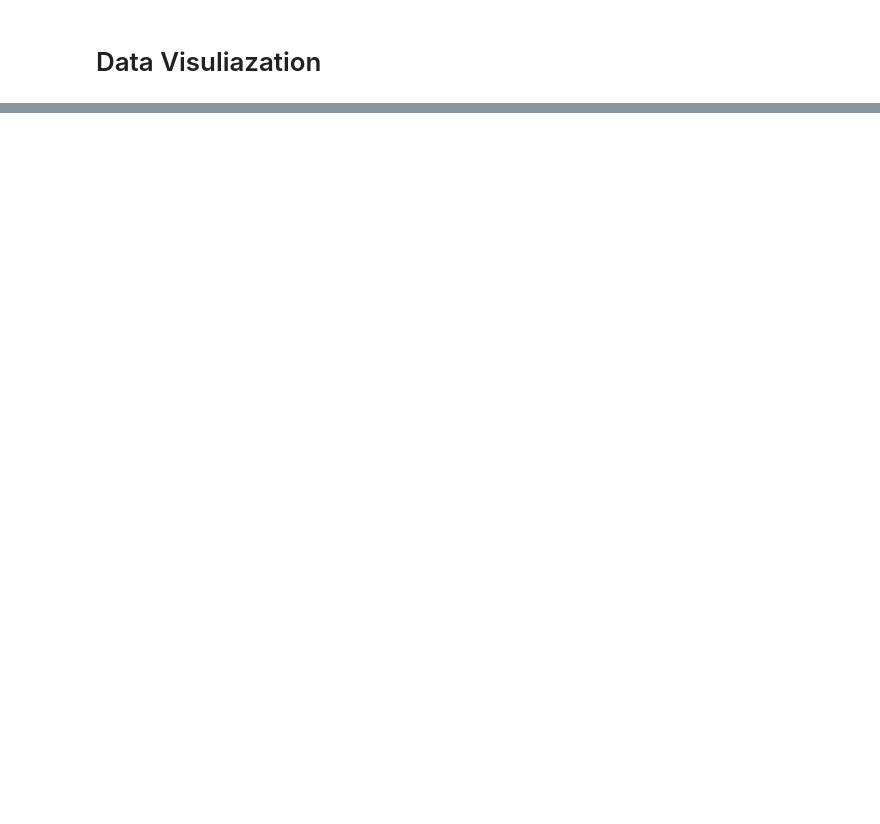
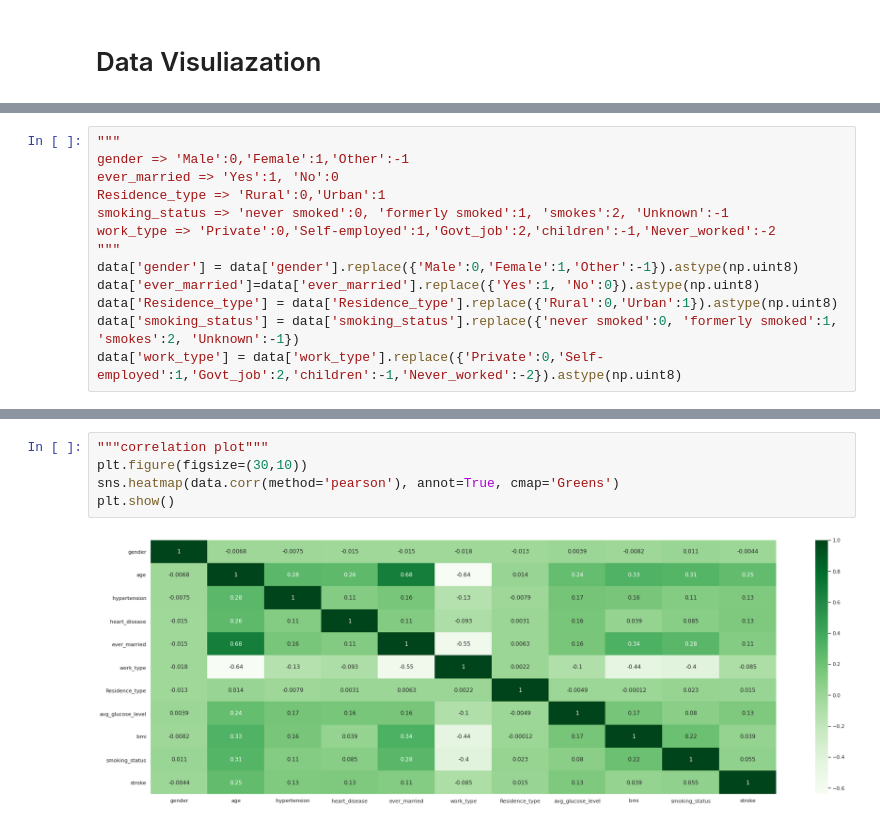
Before and after one commit to mlmaster1995/machine-learning-portforlio-python, a Jupyter notebook: Stroke_prediction/Stroke Data Pre-process and Visualization.ipynb, the cells around one changed output, grey strips where cells are left out. Drawn from its saved outputs; the diff is of its cells as text; blank space fills up the shorter version.

```diff
--- a/Stroke_prediction/Stroke Data Pre-process and Visualization.ipynb
+++ b/Stroke_prediction/Stroke Data Pre-process and Visualization.ipynb
@@ -134,0 +240,13 @@ data.head()
+# %%
+"""
+gender => 'Male':0,'Female':1,'Other':-1
+ever_married => 'Yes':1, 'No':0
+Residence_type => 'Rural':0,'Urban':1
+smoking_status => 'never smoked':0, 'formerly smoked':1, 'smokes':2, 'Unknown':-1
+work_type => 'Private':0,'Self-employed':1,'Govt_job':2,'children':-1,'Never_worked':-2
+"""
+data['gender'] = data['gender'].replace({'Male':0,'Female':1,'Other':-1}).astype(np.uint8)
+data['ever_married']=data['ever_married'].replace({'Yes':1, 'No':0}).astype(np.uint8)
+data['Residence_type'] = data['Residence_type'].replace({'Rural':0,'Urban':1}).astype(np.uint8)
+data['smoking_status'] = data['smoking_status'].replace({'never smoked':0, 'formerly smoked':1, 'smokes':2, 'Unknown':-1})
+data['work_type'] = data['work_type'].replace({'Private':0,'Self-employed':1,'Govt_job':2,'children':-1,'Never_worked':-2}).astype(np.uint8)
@@ -134,0 +281,7 @@ data.head()
+# %%
+"""correlation plot"""
+plt.figure(figsize=(30,10))
+sns.heatmap(data.corr(method='pearson'), annot=True, cmap='Greens')
+plt.show()
+# %% [output]
+[figure, added]
```
Also changed, not shown: parts of 24 cells of this notebook, 3 other files.
